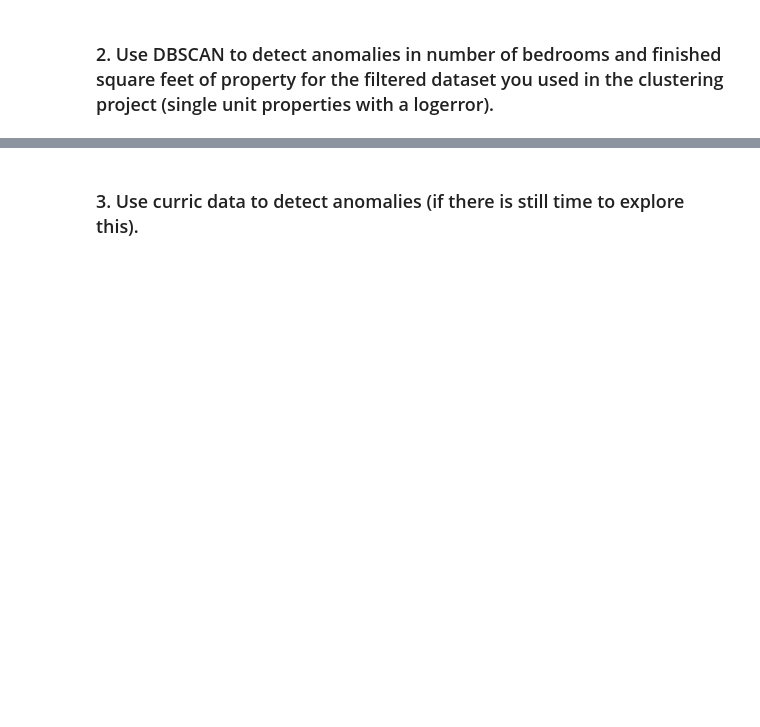
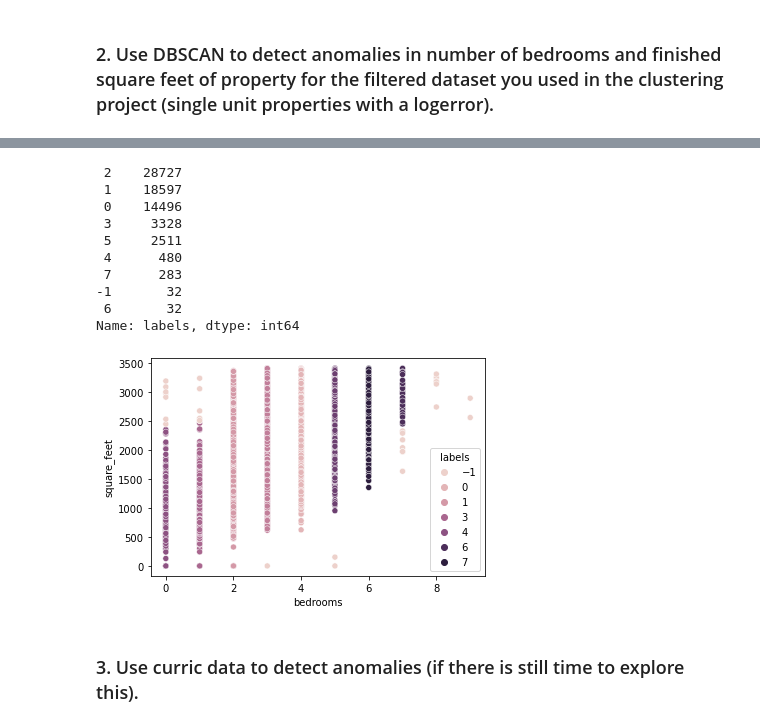
Before and after one commit to aliciag92/anomaly-detection-exercises, a Jupyter notebook: clustering_anomaly_detection.ipynb, the cells around one changed output, grey strips where cells are left out. Cells and saved outputs as stored; diff of their text form; code cells hidden in the pictures; blank space fills up the shorter version.

Commit message:
working on clustering w different datasets

```diff
--- a/clustering_anomaly_detection.ipynb
+++ b/clustering_anomaly_detection.ipynb
@@ -4,0 +320,13 @@
+# %%
+#clustering on bedrooms and square_feet
+df = df[['bedrooms', 'square_feet']]
+# %%
+np_array = df.values.astype("float32", copy = False)
+#np_array[0:10]
+# %%
+#scale data
+scaler = MinMaxScaler().fit(np_array)
+np_array = scaler.transform(np_array)
+# %%
+#make DBSCAN object
+dbsc = DBSCAN(eps = .10, min_samples = 20).fit(np_array)
@@ -5,2 +348,22 @@
+# %%
+#grab the labels to plot results
+labels = dbsc.labels_
+df['labels'] = labels
+print(df.labels.value_counts())
+
+sns.scatterplot(df.bedrooms, df.square_feet, hue=df.labels)
+plt.show()
+# %% [output]
+ 2    28727
+ 1    18597
+ 0    14496
+ 3     3328
+ 5     2511
+ 4      480
+ 7      283
+-1       32
+ 6       32
+Name: labels, dtype: int64
+[figure, added]
 # %% [markdown]
 ### 3. Use curric data to detect anomalies (if there is still time to explore this).
```
Also changed, not shown: parts of 38 cells of this notebook.
